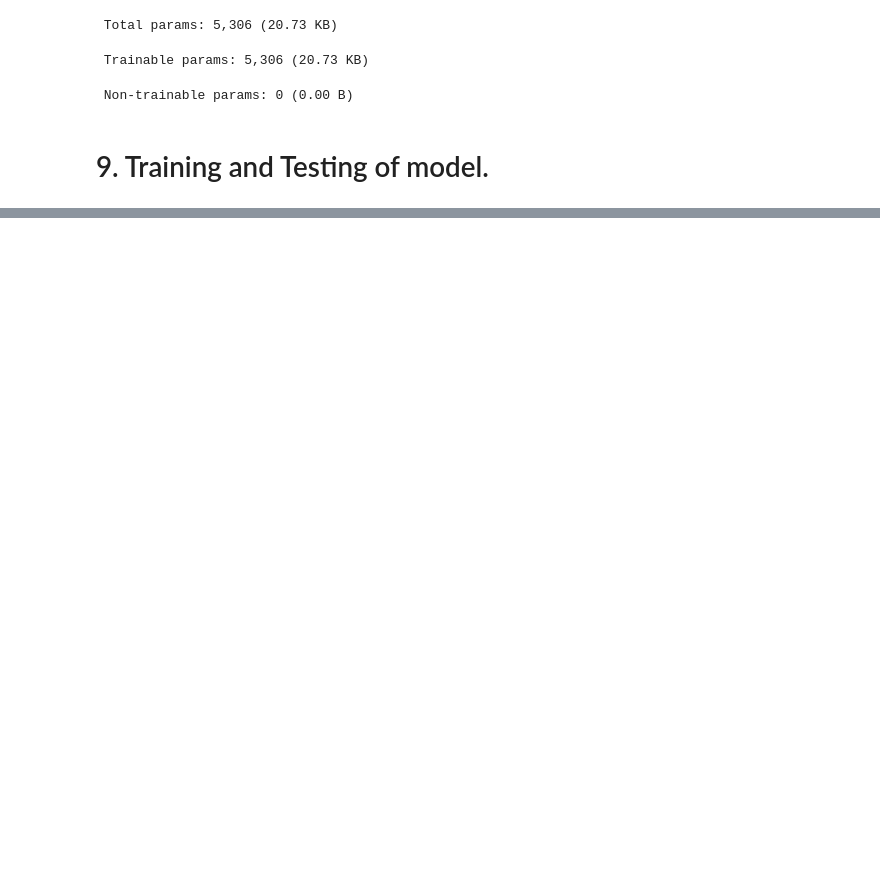
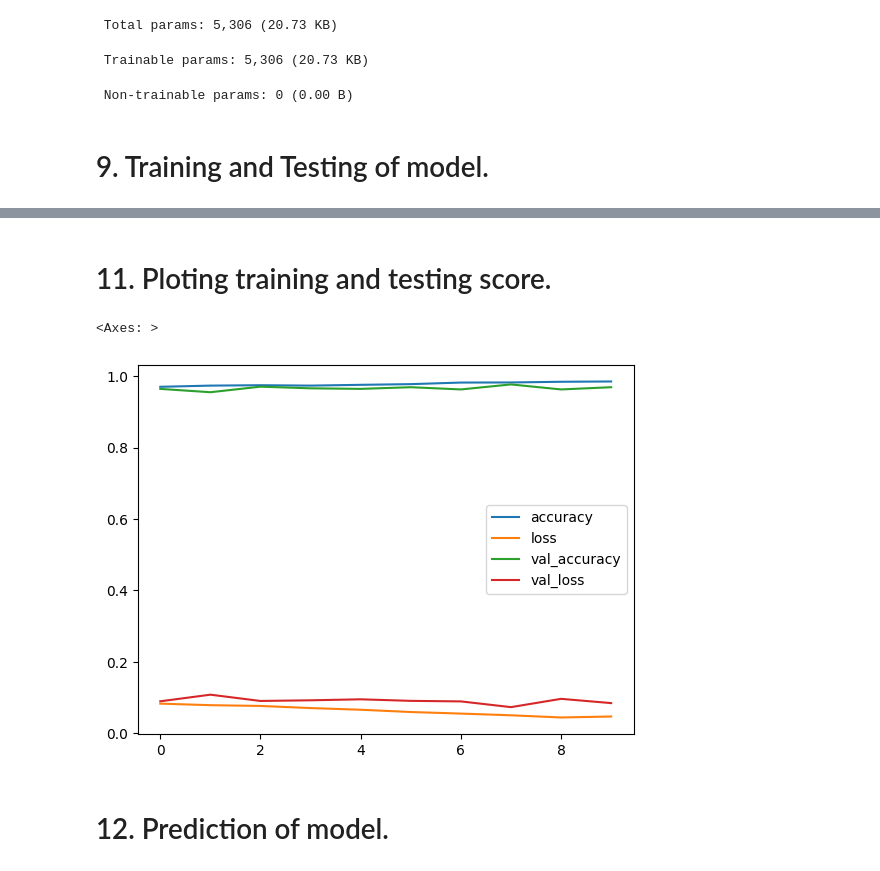
Before and after one commit to vanshika705/DeepLearningProject, a Jupyter notebook: loss_prediction.ipynb, the cells around one changed output, grey strips where cells are left out. Cells and saved outputs as stored; diff of their text form; code cells hidden in the pictures; blank space fills up the shorter version.

```diff
--- a/loss_prediction.ipynb
+++ b/loss_prediction.ipynb
@@ -243 +243,5 @@ Epoch 10/10
 <keras.src.callbacks.history.History at 0x...>
+# %%
+history = ann_model.fit(x_train, y_train, epochs = 10, validation_data = (x_test, y_test))
+history
+# validation data ---> testing data
@@ -243,0 +286,9 @@ Epoch 10/10
+# %% [markdown]
+<h1>11. Ploting training and testing score.</h1>
+# %%
+pd.DataFrame(history.history).plot()
+# %% [output]
+<Axes: >
+[figure, added]
+# %% [markdown]
+<h1>12. Prediction of model.</h1>
```
Also changed, not shown: parts of 12 cells of this notebook, 1 other file.
